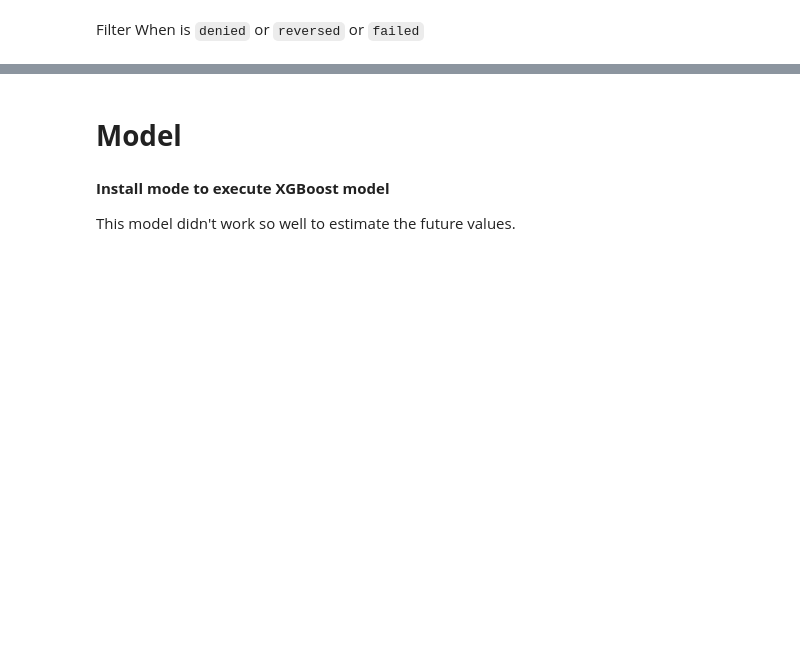
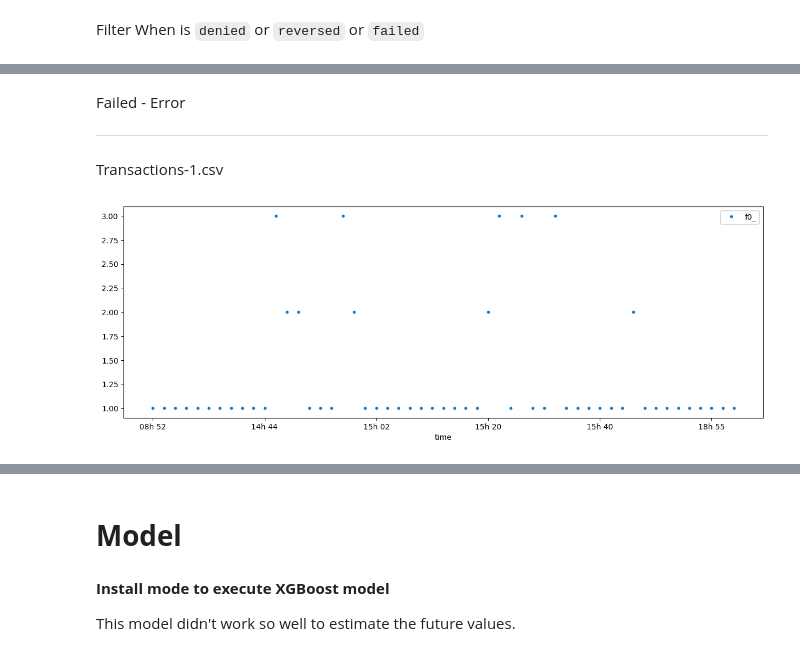
Before and after one commit to gabrielatoniolo/dab-dbt-repository, a Jupyter notebook: Monitoring_analyst_test.ipynb, the cells around one changed output, grey strips where cells are left out. Cells and saved outputs as stored; diff of their text form; code cells hidden in the pictures; blank space fills up the shorter version.

```diff
--- a/Monitoring_analyst_test.ipynb
+++ b/Monitoring_analyst_test.ipynb
@@ -285,0 +255,11 @@ denied[(denied["alarm"]== "alarm-1") | (denied["alarm"]== "alarm-2") ]
+# %% [markdown]
+Failed - Error
+
+---
+
+Transactions-1.csv
+# %%
+failed = t1
+failed = graph('failed',failed,'f0_')
+# %% [output]
+[figure, added]
```
Also changed, not shown: parts of 68 cells of this notebook.
